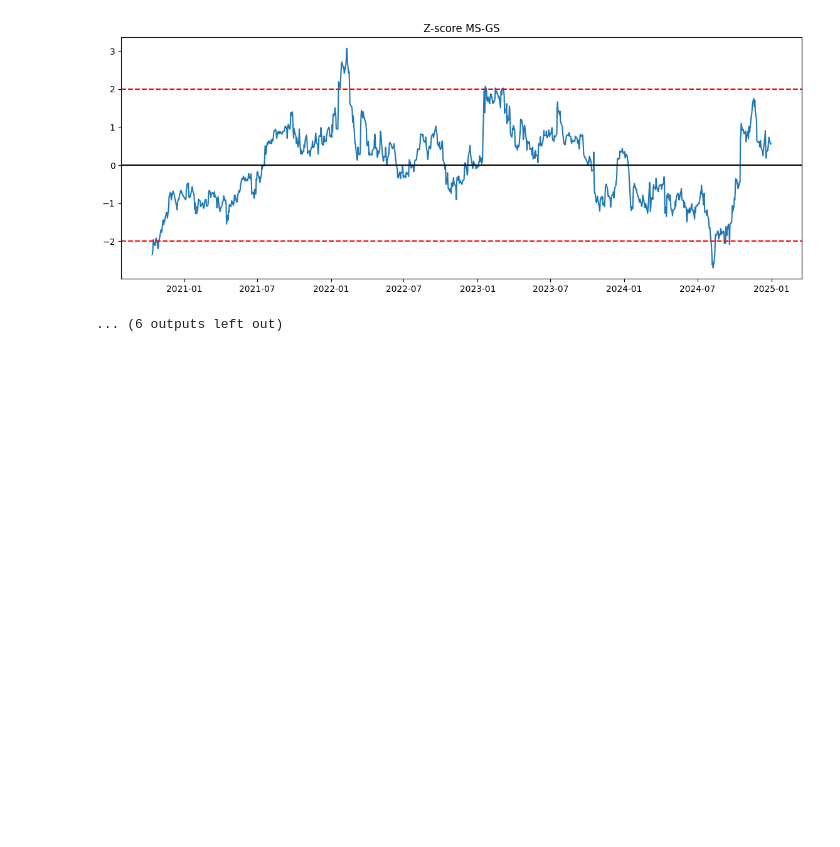
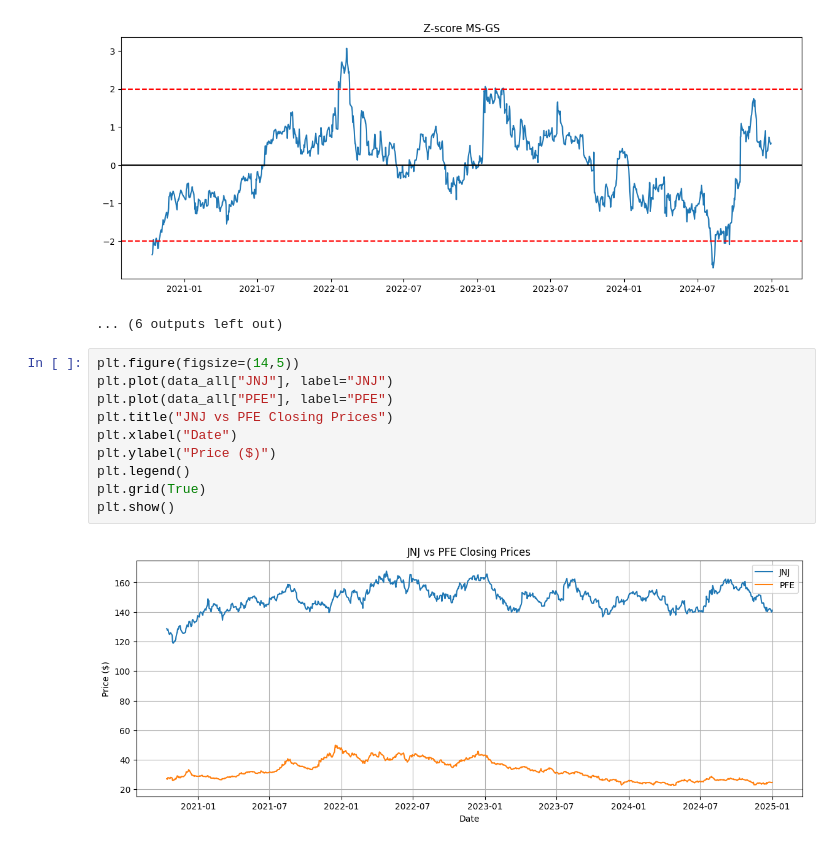
Before and after one commit to GianniP05/pairs-trading-strategy, a Jupyter notebook: notebooks/research.ipynb, the cells around one changed output. Saved outputs shown, nothing was run; the diff lists cells and outputs as text; blank space fills up the shorter version.

```diff
--- a/notebooks/research.ipynb
+++ b/notebooks/research.ipynb
@@ -296,3 +295,15 @@ for x, y in selected_pairs:
 [figure]
 [figure]
 ... (6 outputs left out)
+# %%
+plt.figure(figsize=(14,5))
+plt.plot(data_all["JNJ"], label="JNJ")
+plt.plot(data_all["PFE"], label="PFE")
+plt.title("JNJ vs PFE Closing Prices")
+plt.xlabel("Date")
+plt.ylabel("Price ($)")
+plt.legend()
+plt.grid(True)
+plt.show()
+# %% [output]
+[figure, added]
```
Also changed, not shown: parts of 3 cells of this notebook, 4 other files.
